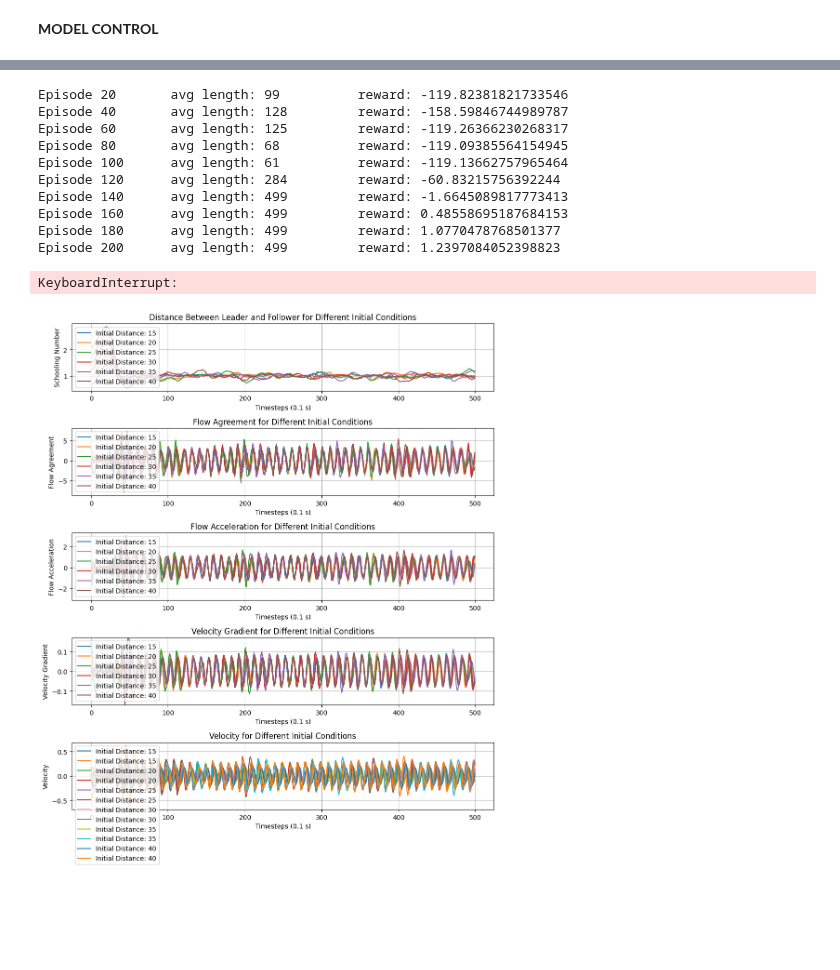
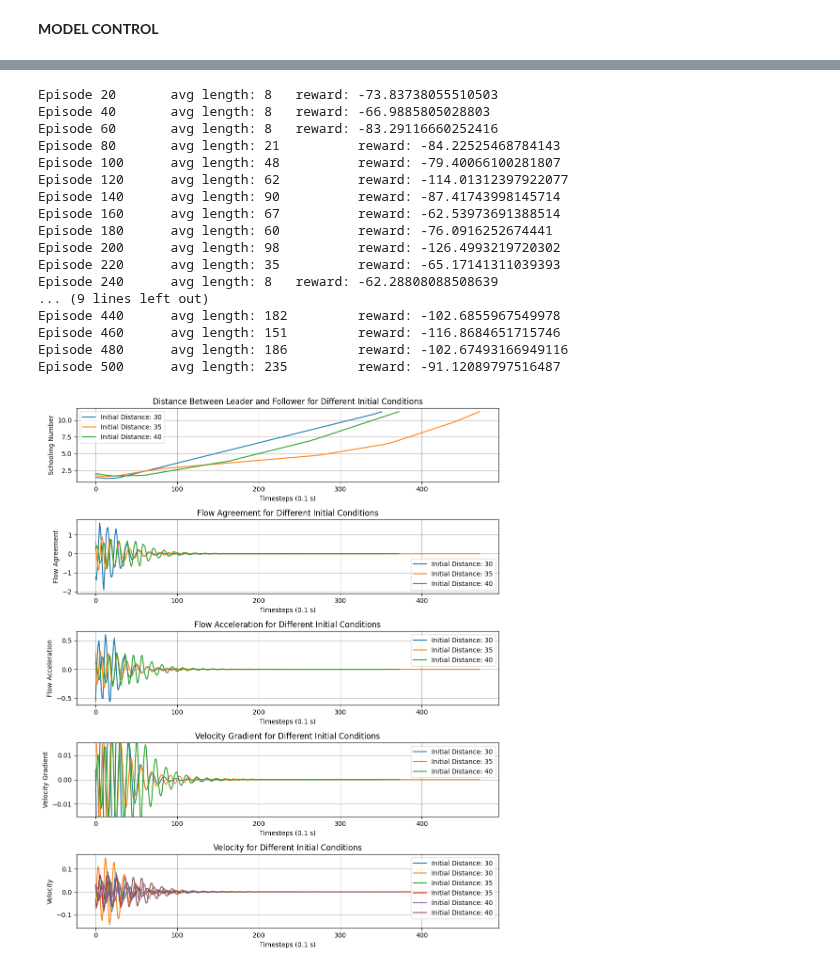
Before and after one commit to victorbuenog/Flapper, a Jupyter notebook: Flappertorch.ipynb, the cells around one changed output, grey strips where cells are left out. Drawn from its saved outputs; the diff is of its cells as text; code cells hidden in the pictures; blank space fills up the shorter version.

Commit message:
Testing policies

```diff
--- a/Flappertorch.ipynb
+++ b/Flappertorch.ipynb
@@ -204,13 +200,14 @@ class SwimmerEnv(gym.Env):
         self.reward = 0.
 
         if 'distance' in self.rewards:
-            self.reward = (self.distance_from_goal - new_distance_from_goal)
+            self.reward += (self.distance_from_goal - new_distance_from_goal)
 
         if 'flow agreement' in self.rewards:
-            self.reward = (new_flow_agreement - self.flow_agreement)
+            # self.reward += (new_flow_agreement - self.flow_agreement)
+            self.reward += new_flow_agreement
 
         if 'flow acceleration' in self.rewards:
-            self.reward = a_flow
+            self.reward += a_flow
 
         if 'velocity' in self.rewards:
             self.reward = -numpy.abs(self.u1-self.u2)
@@ -557,15 +554,15 @@ class Trainer(object):
 
             plt.figure(figsize=(12, 6))
 
-            scatter = plt.scatter(action_choices[:, 0], action_choices[:, 1], c=action_choices[:, 2], cmap='viridis', marker='o')
+            scatter = plt.scatter(action_choices[:, 1], action_choices[:, 0], c=action_choices[:, 2], cmap='viridis', marker='o')
             handles = [plt.Line2D([], [], color=scatter.cmap(scatter.norm(i)), marker='o', linestyle='', markersize=5, label=label)
                       for i, label in enumerate(['Reduce', 'Mantain', 'Increase'])]
             plt.legend(handles=handles, title='Chosen Action')
             plt.title(f'Chosen Action Based on State ({pair[0]} and {pair[1]})')
-            plt.xlabel(pair[0])
-            plt.ylabel(pair[1])
-            plt.xticks(numpy.linspace(min(range1), max(range1), 11))
-            plt.yticks(numpy.linspace(min(range2), max(range2), 11))
+            plt.xlabel(pair[1])
+            plt.ylabel(pair[0])
+            plt.xticks(numpy.linspace(min(range2), max(range2), 11))
+            plt.yticks(numpy.linspace(min(range1), max(range1), 11))
             plt.grid(True)
             plt.show()
 
@@ -800,33 +752,43 @@ device = torch.device("cuda:0" if torch.cuda.is_available() else "cpu")
 trainer = Trainer(
     action='f2',  # None, 'f2', or 'A2'
     observations=['f2', 'distance'],  # may contain: 'distance', 'f2', 'A2', 'flow agreement'
-    rewards=['distance'],  # may contain: 'distance', 'flow agreement'
+    rewards=['flow agreement'],  # may contain: 'distance', 'flow agreement'
 )
 
 # train from scratch
 icfn = lambda: InitialCondition().random(['f2','distance'])
-trainer.train(InitialCondition(f2=numpy.random.uniform(0.5,1.5), distance=numpy.random.uniform(10,30)), episodes=1000)
+trainer.train(InitialCondition(f2=numpy.random.uniform(0.5,1.5), distance=numpy.random.uniform(10,30)), episodes=500)
 
+def get_policy(model, episodes=1000):
+    pol_name = f"PPO_{model.env_name}_{episodes}_ACT_{model.env.action}_OBS_{model.env.observations}_REW_{model.env.rewards}.pth"
+    return pol_name
 
 # load from pth
-# model_path = "PPO_Flappers_1000_ACT_A2_OBS_['A2', 'distance']_REW_['distance'].pth"
+# print(f"Loading policy: {get_policy(trainer)}")
+# model_path = f"Flapper/Policies/{get_policy(trainer)}"
 # trainer.load_model(model_path)
 # %% [output]
-Episode 20       avg length: 99          reward: -119.82381821733546
-Episode 40       avg length: 128         reward: -158.59846744989787
-Episode 60       avg length: 125         reward: -119.26366230268317
-Episode 80       avg length: 68          reward: -119.09385564154945
-Episode 100      avg length: 61          reward: -119.13662757965464
-Episode 120      avg length: 284         reward: -60.83215756392244
-Episode 140      avg length: 499         reward: -1.6645089817773413
-Episode 160      avg length: 499         reward: 0.48558695187684153
-Episode 180      avg length: 499         reward: 1.0770478768501377
-Episode 200      avg length: 499         reward: 1.2397084052398823
+Episode 20       avg length: 8   reward: -73.83738055510503
+Episode 40       avg length: 8   reward: -66.9885805028803
+Episode 60       avg length: 8   reward: -83.29116660252416
+Episode 80       avg length: 21          reward: -84.22525468784143
+Episode 100      avg length: 48          reward: -79.40066100281807
+Episode 120      avg length: 62          reward: -114.01312397922077
+Episode 140      avg length: 90          reward: -87.41743998145714
+Episode 160      avg length: 67          reward: -62.53973691388514
+Episode 180      avg length: 60          reward: -76.0916252674441
+Episode 200      avg length: 98          reward: -126.4993219720302
+Episode 220      avg length: 35          reward: -65.17141311039393
+Episode 240      avg length: 8   reward: -62.28808088508639
+... (9 lines left out)
+Episode 440      avg length: 182         reward: -102.6855967549978
+Episode 460      avg length: 151         reward: -116.8684651715746
+Episode 480      avg length: 186         reward: -102.67493166949116
+Episode 500      avg length: 235         reward: -91.12089797516487
-KeyboardInterrupt:
 # %%
-trainer.test_initial_conditions(InitialCondition(distance=dd, f2=0.8) for dd in range(15, 41, 5))
+trainer.test_initial_conditions(InitialCondition(distance=dd, f2=1.2) for dd in range(30, 41, 5))
 # %% [output]
-[figure, old version]
+[figure, new version]
 # %%
 # plot the policy
 fa_range = numpy.linspace(-10, 10, 100)
```
Also changed, not shown: parts of 4 cells of this notebook.
